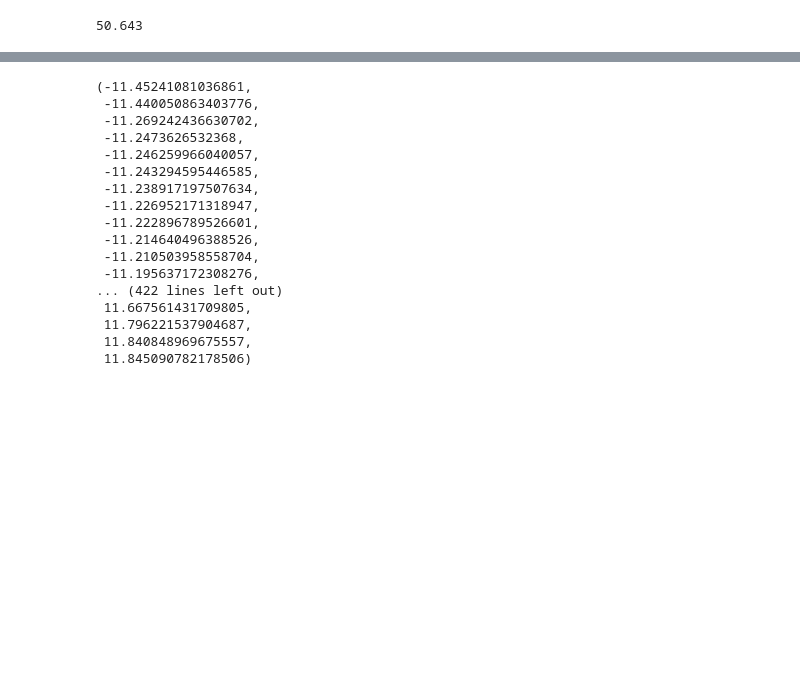
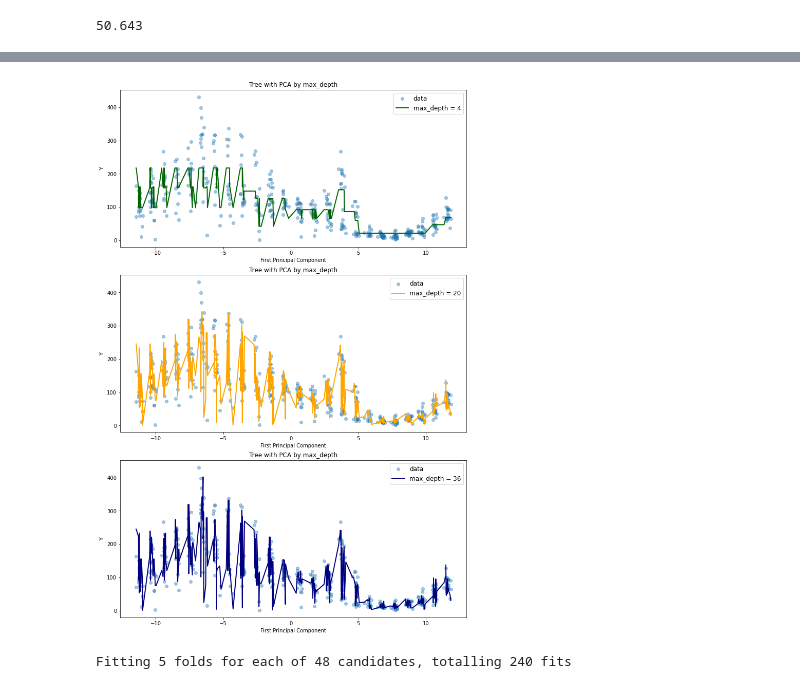
Before and after one commit to ddangchani/project_ddareungi, a Jupyter notebook: Tree.ipynb, the cells around one changed output, grey strips where cells are left out. Drawn from its saved outputs; the diff is of its cells as text; code cells hidden in the pictures; blank space fills up the shorter version.

```diff
--- a/Tree.ipynb
+++ b/Tree.ipynb
@@ -215,21 +211,47 @@ plt.savefig("plots/tree_pca.png", transparent=False, facecolor='white')
-# %%
-ls_1 =
-xs_1, ys_1 = ls_1
-# %% [output]
-(-11.45241081036861,
- -11.440050863403776,
- -11.269242436630702,
- -11.2473626532368,
- -11.246259966040057,
- -11.243294595446585,
- -11.238917197507634,
- -11.226952171318947,
- -11.222896789526601,
- -11.214640496388526,
- -11.210503958558704,
- -11.195637172308276,
-... (422 lines left out)
- 11.667561431709805,
- 11.796221537904687,
- 11.840848969675557,
- 11.845090782178506)
+# %%
+# Same Feature with Different Depth
+
+tree_pca_4 = Pipeline(
+    steps=[('preprocessor',preprocessor),
+        ('pca', PCA(n_components=3)),
+        ('tree',DecisionTreeRegressor(max_features='auto',max_depth=4))]
+)
+tree_pca_5 = Pipeline(
+    steps=[('preprocessor',preprocessor),
+        ('pca', PCA(n_components=3)),
+        ('tree',DecisionTreeRegressor(max_features='auto',max_depth=20))]
+)
+tree_pca_6 = Pipeline(
+    steps=[('preprocessor',preprocessor),
+        ('pca', PCA(n_components=3)),
+        ('tree',DecisionTreeRegressor(max_features='auto',max_depth=36))]
+)
+tree_pca_4.fit(X_train, y_train)
+tree_pca_5.fit(X_train, y_train)
+tree_pca_6.fit(X_train, y_train)
+
+pca = tree_pca_4[0:2] # Pipeline until PCA
+xs_4, ys_4 = zip(*sorted(zip(pca.transform(X_val)[:,0],tree_pca_4.predict(X_val))))
+xs_5, ys_5 = zip(*sorted(zip(pca.transform(X_val)[:,0],tree_pca_5.predict(X_val))))
+xs_6, ys_6 = zip(*sorted(zip(pca.transform(X_val)[:,0],tree_pca_6.predict(X_val))))
+
+fig, axes = plt.subplots(3,1,figsize=(10,15), constrained_layout=True)
+axes[0].scatter(pca.transform(X_val)[:,0], y_val, alpha=0.4, label='data')
+axes[0].plot(xs_4, ys_4, label = 'max_depth = 4', color = "darkgreen", linewidth = 2)
+axes[0].legend(fontsize = 12, loc = 'upper right')
+axes[0].set(xlabel = "First Principal Component", ylabel="Y",title=f"Tree with PCA by max_depth")
+
+axes[1].scatter(pca.transform(X_val)[:,0], y_val, alpha=0.4, label='data')
+axes[1].plot(xs_5, ys_5, label = 'max_depth = 20', color = "orange", linewidth = 2)
+axes[1].legend(fontsize = 12, loc = 'upper right')
+axes[1].set(xlabel = "First Principal Component", ylabel="Y",title=f"Tree with PCA by max_depth")
+
+axes[2].scatter(pca.transform(X_val)[:,0], y_val, alpha=0.4, label='data')
+axes[2].plot(xs_6, ys_6, label = 'max_depth = 36', color = "navy", linewidth = 2)
+axes[2].legend(fontsize = 12, loc = 'upper right')
+axes[2].set(xlabel = "First Principal Component", ylabel="Y",title=f"Tree with PCA by max_depth")
+
+
+plt.savefig("plots/tree_pca_by_depth.png", transparent=False, facecolor='white')
+# %% [output]
+[figure, added]
@@ -235,0 +273,12 @@ xs_1, ys_1 = ls_1
+# %%
+# Gridsearch
+param_grid = {
+    'n_estimators' : 10 * np.logspace(base=2, start=0, stop=5, num=6),
+    'max_depth' : np.linspace(4,32,8)
+}
+search = GridSearchCV(
+    tree_gbm, param_grid, verbose=10, n_jobs=2, scoring=rmse_score
+)
+search.fit(X_train, y_train)
+# %% [output]
+Fitting 5 folds for each of 48 candidates, totalling 240 fits
```
Also changed, not shown: parts of 7 cells of this notebook.
